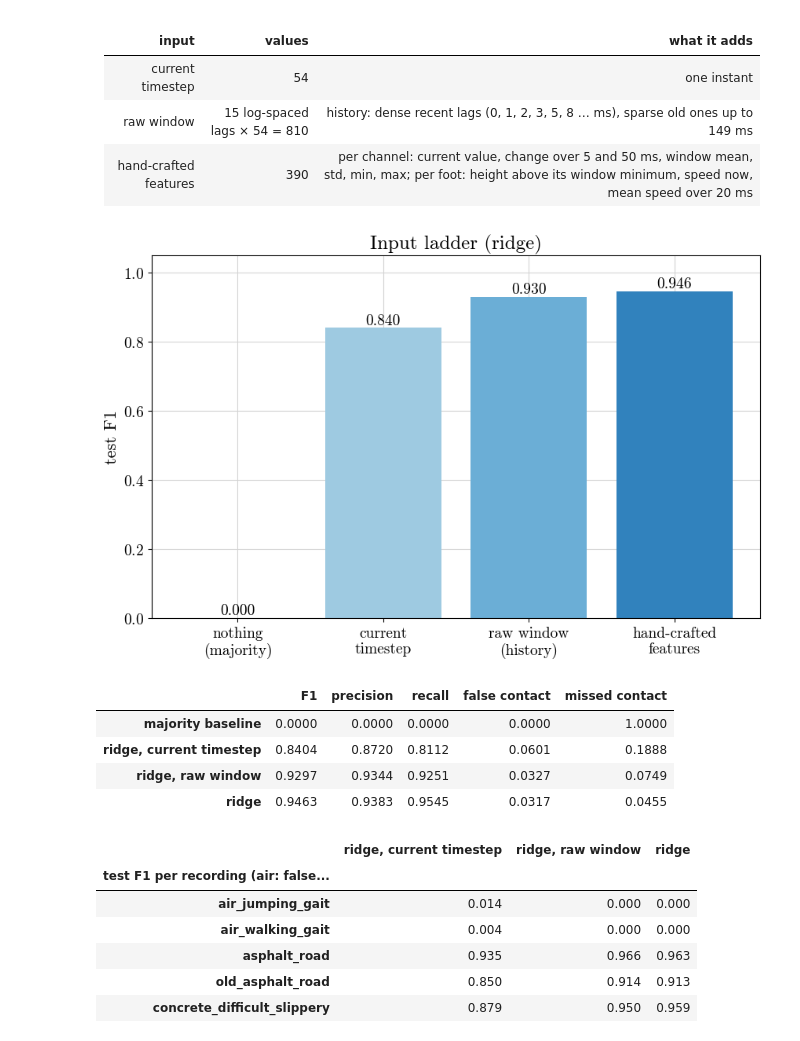
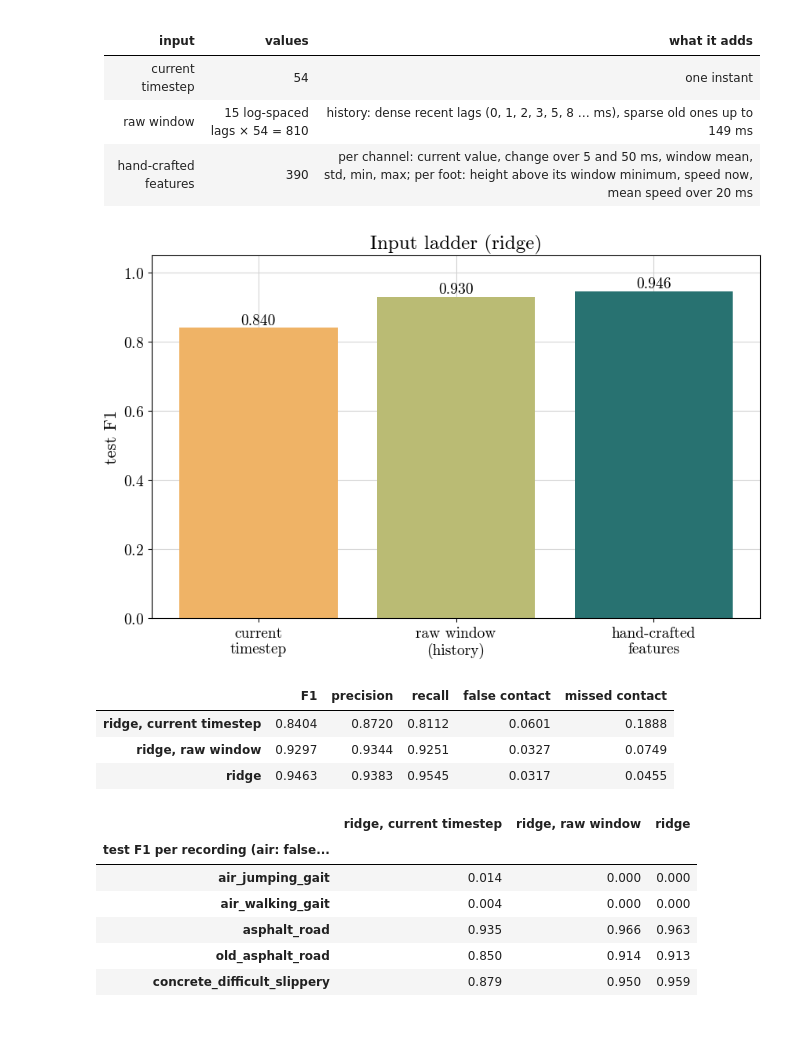
Before and after one commit to FilippoGorini/ML2_project, a Jupyter notebook: notebooks/05_presentation.ipynb, the cells around one changed output. Saved outputs shown, nothing was run; the diff lists cells and outputs as text; code cells hidden in the pictures.

```diff
--- a/notebooks/05_presentation.ipynb
+++ b/notebooks/05_presentation.ipynb
@@ -283,20 +306,19 @@ Choices inside each step were made on validation; each chosen input was tested o
 | raw window | 15 log-spaced lags × 54 = 810 | history: dense recent lags (0, 1, 2, 3, 5, 8 … ms), sparse old ones up to 149 ms |
 | hand-crafted features | 390 | per channel: current value, change over 5 and 50 ms, window mean, std, min, max; per foot: height above its window minimum, speed now, mean speed over 20 ms |
 # %%
-ladder = ["majority", "ridge_current", "ridge_window_log", "ridge_feat_all"]
-labels_ladder = ["nothing\n(majority)", "current\ntimestep", "raw window\n(history)", "hand-crafted\nfeatures"]
+ladder = ["ridge_current", "ridge_window_log", "ridge_feat_all"]
+labels_ladder = ["current\ntimestep", "raw window\n(history)", "hand-crafted\nfeatures"]
 f1s = [A[m][0]["test"]["f1"] for m in ladder]
 fig, ax = plt.subplots(figsize=(10, 6))
-bars = ax.bar(labels_ladder, f1s, color=[GREY] + [COLORS[m] for m in ladder[1:]])
+bars = ax.bar(labels_ladder, f1s, color=INPUT_LADDER_COLORS)
 for b, v in zip(bars, f1s):
     ax.text(b.get_x() + b.get_width() / 2, v + 0.01, f"{v:.3f}", ha="center")
 ax.set_ylim(0, 1.05); ax.set_ylabel("test F1"); ax.set_title("Input ladder (ridge)")
 save(fig, "input_ladder"); plt.show()
 summary(A, y_a, ladder)[["F1", "precision", "recall", "false contact", "missed contact"]].round(4)
 # %% [output]
-[figure, old version]
+[figure, new version]
 |  | F1 | precision | recall | false contact | missed contact |
-| majority baseline | 0.0000 | 0.0000 | 0.0000 | 0.0000 | 1.0000 |
 | ridge, current timestep | 0.8404 | 0.8720 | 0.8112 | 0.0601 | 0.1888 |
 | ridge, raw window | 0.9297 | 0.9344 | 0.9251 | 0.0327 | 0.0749 |
 | ridge | 0.9463 | 0.9383 | 0.9545 | 0.0317 | 0.0455 |
```
Also changed, not shown: parts of 25 cells of this notebook, 34 other files.
